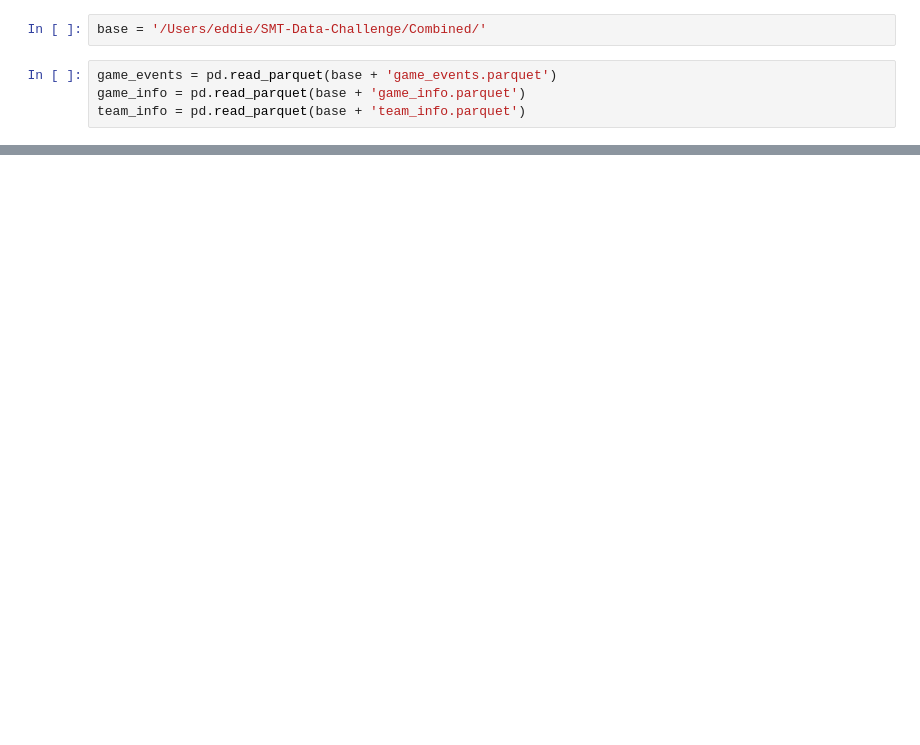
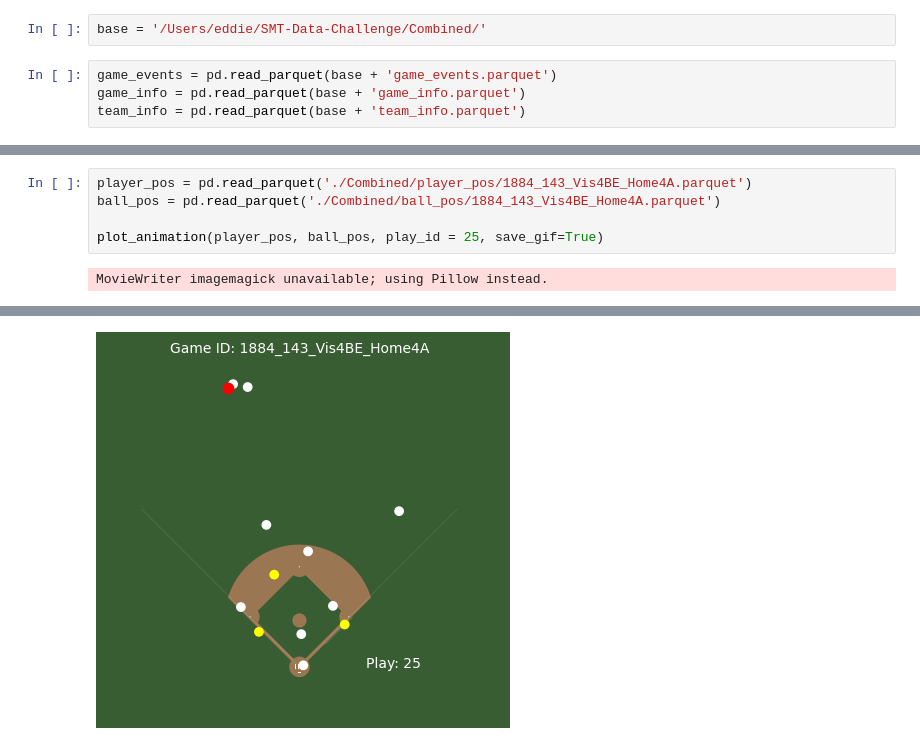
Before and after one commit to EddietheProgrammer/SMT-Data-Challenge, a Jupyter notebook: Vizs & Analysis.ipynb, the cells around one changed output, grey strips where cells are left out. Drawn from its saved outputs; the diff is of its cells as text; blank space fills up the shorter version.

```diff
--- a/Vizs & Analysis.ipynb
+++ b/Vizs & Analysis.ipynb
@@ -98,0 +187,7 @@ plt.show()
+# %%
+player_pos = pd.read_parquet('./Combined/player_pos/1884_143_Vis4BE_Home4A.parquet')
+ball_pos = pd.read_parquet('./Combined/ball_pos/1884_143_Vis4BE_Home4A.parquet')
+
+plot_animation(player_pos, ball_pos, play_id = 25, save_gif=True)
+# %% [output]
+MovieWriter imagemagick unavailable; using Pillow instead.
@@ -98,0 +195 @@ plt.show()
+[figure, added]
```
Also changed, not shown: parts of 14 cells of this notebook.
